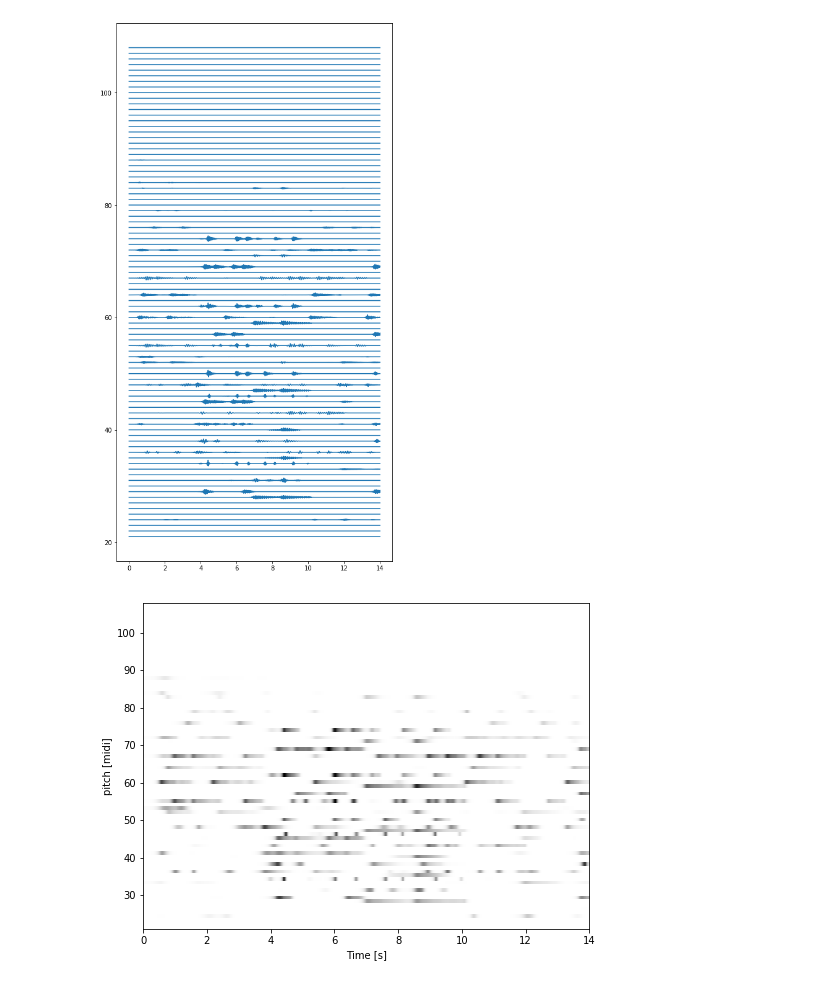
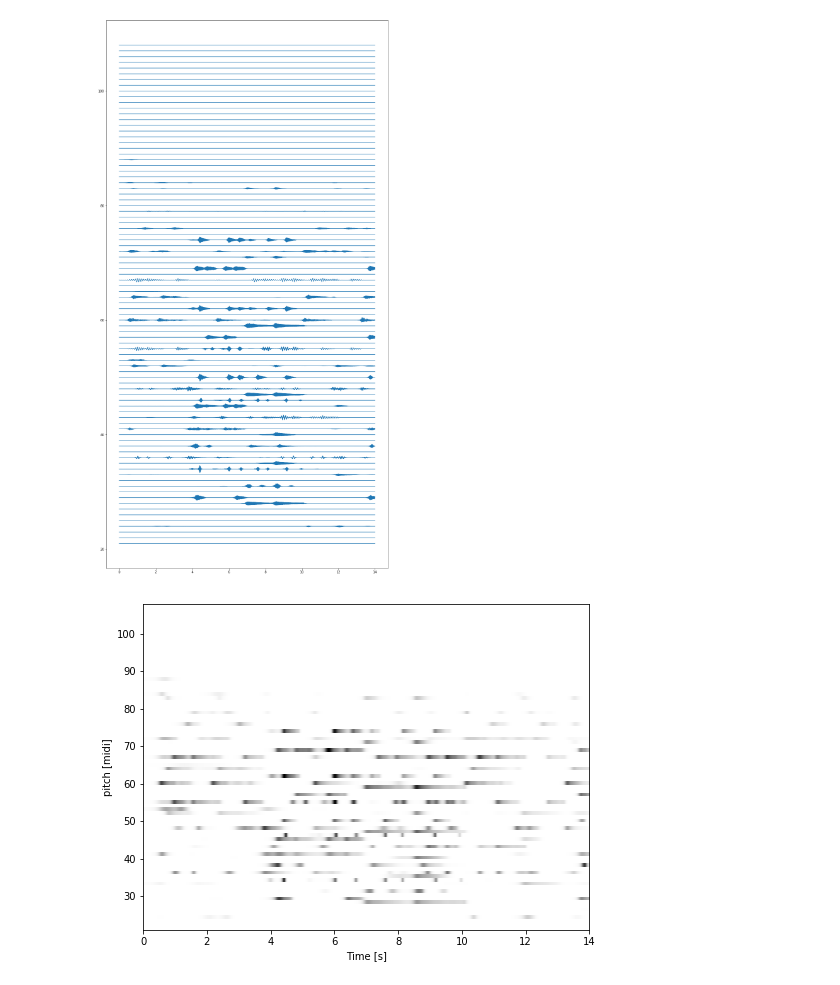
Before and after one commit to PabloAlvarado/gpitch, a Jupyter notebook: scripts/demos/notebooks/svi/svi_loo88/load_results_loo88_short.ipynb, the cells around one changed output. Saved outputs shown, nothing was run; the diff lists cells and outputs as text; code cells hidden in the pictures.

```diff
--- a/scripts/demos/notebooks/svi/svi_loo88/load_results_loo88_short.ipynb
+++ b/scripts/demos/notebooks/svi/svi_loo88/load_results_loo88_short.ipynb
@@ -24,7 +24,7 @@ from scipy import signal
 visible_device = sys.argv[1]  # configure gpu usage
 gpitch.amtgp.init_settings(visible_device=visible_device, interactive=False)
 # %%
-pickleloc = '../../../../../../results/files/svi/script/loo88/'  # location saved models
+pickleloc = '../../../../../../results/files/svi/script/loo88/loo2/'  # location saved models
 filename = '../../../../../../datasets/maps/test_data/MAPS_MUS-bach_846_AkPnBcht_mono.wav'  # loc test dat
 bounds = [21, 109]  # pitches to detect
 midi = np.asarray([str(i) for i in range(bounds[0], bounds[1])]).reshape(-1,)  # list
@@ -44,19 +44,20 @@ y = y.reshape(-1, 1)
 Ntest = y.size
 x = np.linspace(0, (Ntest-1.)/fs, Ntest).reshape(-1, 1)
 # %%
-plt.figure(figsize=(8, 16))
-pr = np.zeros((88, 1400))
-pr_act = np.zeros((88, 1400))
+plt.figure(figsize=(16, 32))
+pr = np.zeros((88, 5600))
+pr_act = np.zeros((88, 5600))
 for i in range(88):
     com_pitch = models[i][0][0].copy()
     act_pitch = logistic(models[i][2][0].copy())
     sou_pitch = act_pitch * com_pitch
     pr[i, :] = sou_pitch
     pr_act[i, :] = act_pitch
-    plt.plot(x[::160], int(midi[i]) + sou_pitch, 'C0')
+    plt.plot(x[::40], int(midi[i]) + sou_pitch, 'C0')
     #plt.ylim([-1, 1])
+plt.savefig('first_pr_ever.eps')
 # %% [output]
-[figure, old version]
+[figure, new version]
 # %%
 plt.figure(figsize=(8, 6))
 plt.imshow(pr_act, origin='lower', cmap='binary', extent=(0, x[-1], 21, 108))
```
Also changed, not shown: 1 other file.
